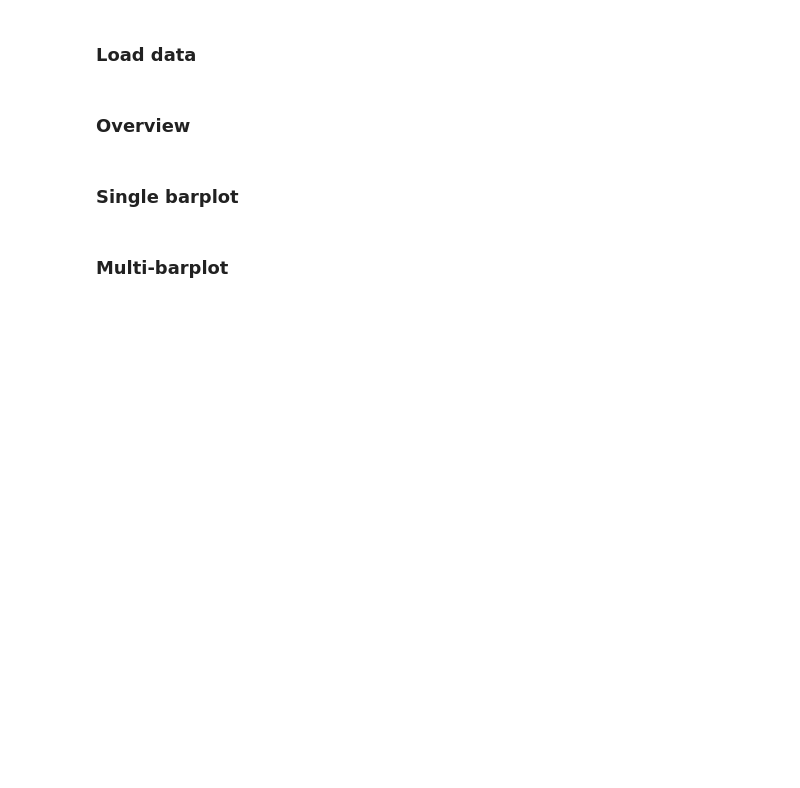
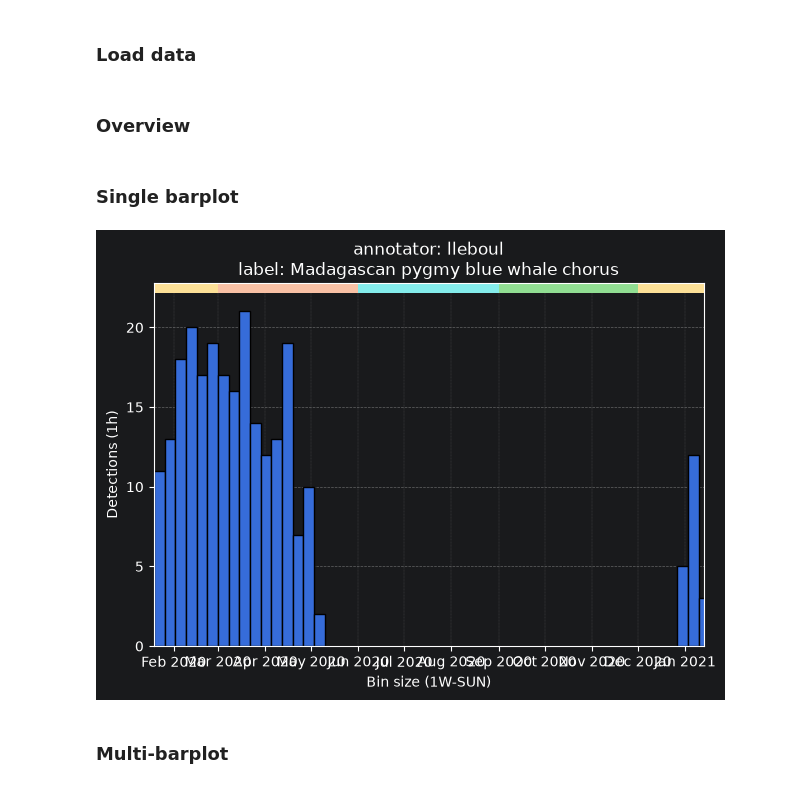
Before and after one commit to Project-OSmOSE/disclOSE, a Jupyter notebook: docs/source/example_OHASISBIO.ipynb, the cells around one changed output. Drawn from its saved outputs; the diff is of its cells as text; code cells hidden in the pictures; blank space fills up the shorter version.

```diff
--- a/docs/source/example_OHASISBIO.ipynb
+++ b/docs/source/example_OHASISBIO.ipynb
@@ -50,25 +49,25 @@ for data in data_list:
 # %%
 data = data_list[0]
 config = config_list[0]
 
 fig, ax = plt.subplots(1, 1)
 
 bin_size = frequencies.to_offset("1W-SUN")
 ticks = frequencies.to_offset("1MS")
 fmt = "%b %Y"
-ax = data.set_ax(ax=ax, x_ticks_res=ticks, date_format=fmt)
+ax = data.plot.set_ax(ax=ax, x_ticks_res=ticks, date_format=fmt)
 
-data.plot(
-    mode="histogram",
+data.plot.histogram(
+    ax=ax,
     annotator="lleboul",
     label="Madagascan pygmy blue whale chorus",
-    ax=ax,
     bin_size=bin_size,
     effort=True,
     season=True,
 )
-plt.tight_layout()
 plt.show()
+# %% [output]
+[figure, added]
 # %% [markdown]
 ### Multi-barplot
 # %%
```
Also changed, not shown: parts of 2 cells of this notebook, 11 other files.
